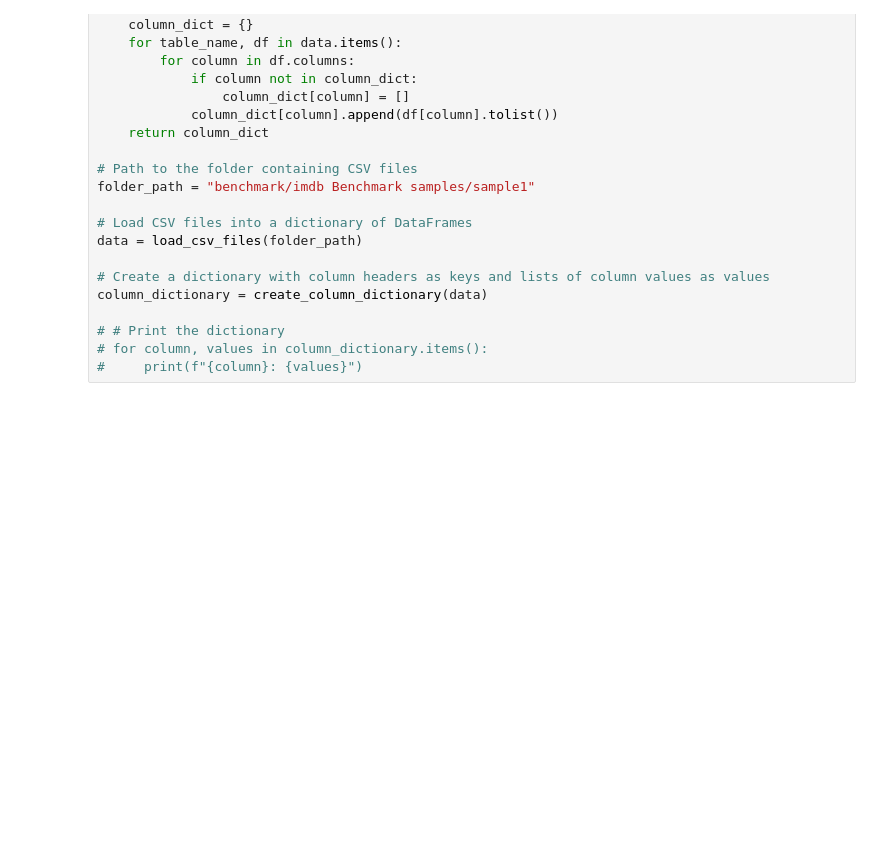
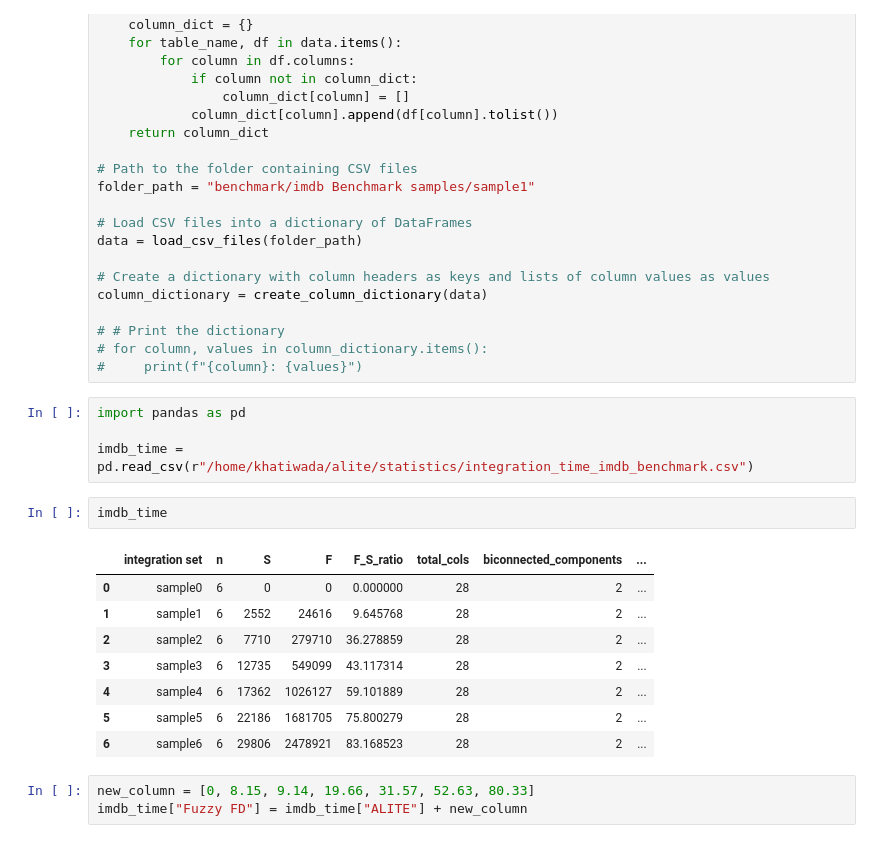
Before and after one commit to northeastern-datalab/fuzzy_fd, a Jupyter notebook: main.ipynb, the cells around one changed output. Cells and saved outputs as stored; diff of their text form; blank space fills up the shorter version.

```diff
--- a/main.ipynb
+++ b/main.ipynb
@@ -384,3 +384,21 @@ column_dictionary = create_column_dictionary(data)
 # # Print the dictionary
 # for column, values in column_dictionary.items():
 #     print(f"{column}: {values}")
+# %%
+import pandas as pd
+
+imdb_time = pd.read_csv(r"/home/khatiwada/alite/statistics/integration_time_imdb_benchmark.csv")
+# %%
+imdb_time
+# %% [output]
+|  | integration set | n | S | F | F_S_ratio | total_cols | biconnected_components | ... |
+| 0 | sample0 | 6 | 0 | 0 | 0.000000 | 28 | 2 | ... |
+| 1 | sample1 | 6 | 2552 | 24616 | 9.645768 | 28 | 2 | ... |
+| 2 | sample2 | 6 | 7710 | 279710 | 36.278859 | 28 | 2 | ... |
+| 3 | sample3 | 6 | 12735 | 549099 | 43.117314 | 28 | 2 | ... |
+| 4 | sample4 | 6 | 17362 | 1026127 | 59.101889 | 28 | 2 | ... |
+| 5 | sample5 | 6 | 22186 | 1681705 | 75.800279 | 28 | 2 | ... |
+| 6 | sample6 | 6 | 29806 | 2478921 | 83.168523 | 28 | 2 | ... |
+# %%
+new_column = [0, 8.15, 9.14, 19.66, 31.57, 52.63, 80.33]
+imdb_time["Fuzzy FD"] = imdb_time["ALITE"] + new_column
```
Also changed, not shown: parts of 4 cells of this notebook, 16 other files.
